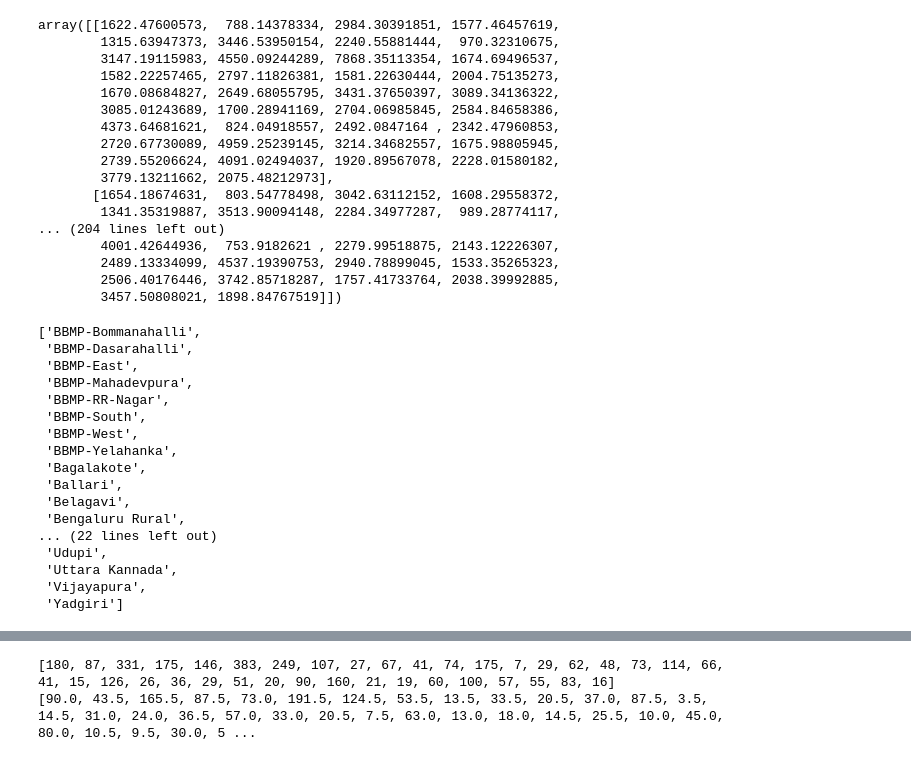
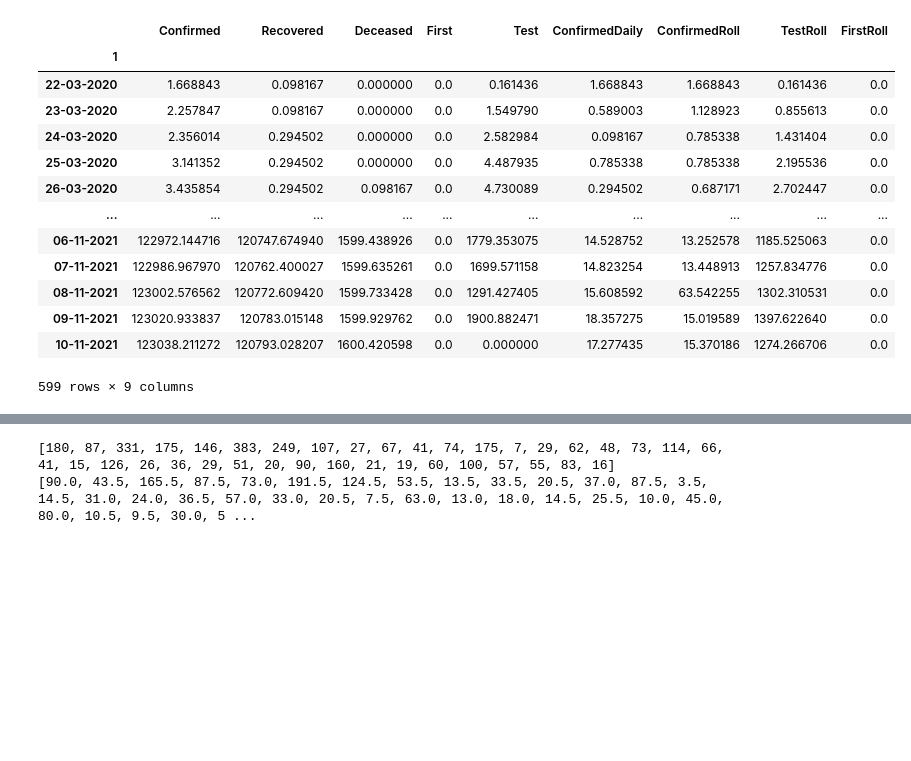
Before and after one commit to abhi1ranjan/covid19-modelling, a Jupyter notebook: covid_Project.ipynb, the cells around one changed output, grey strips where cells are left out. Drawn from its saved outputs; the diff is of its cells as text; code cells hidden in the pictures; blank space fills up the shorter version.

```diff
--- a/covid_Project.ipynb
+++ b/covid_Project.ipynb
@@ -129,7 +148,26 @@ districts = list(timeseries['2'])[2:-2] + ['BBMP-Bommanahalli', 'BBMP-Dasarahall
 mainData = {}
 for i in districts:
   mainData[i] = pd.read_csv('COVID/dist/'+i+'.csv',index_col=0).replace(np.nan,0)
-  mainData[i].loc[mainData[i].index[1:],"Confirmed"] = mainData[i]["Confirmed"].values[1:]-mainData[i]["Confirmed"].values[:-1]
-  mainData[i]['ConfirmedRoll'] = mainData[i]['Confirmed'].rolling(7,min_periods=1).mean()
+  mainData[i]["ConfirmedDaily"] = mainData[i]["Confirmed"]
+  mainData[i].loc[mainData[i].index[1:],"ConfirmedDaily"] = mainData[i]["ConfirmedDaily"].values[1:]-mainData[i]["ConfirmedDaily"].values[:-1]
+  mainData[i]['ConfirmedRoll'] = mainData[i]['ConfirmedDaily'].rolling(7,min_periods=1).mean()
   mainData[i]['TestRoll'] = mainData[i]['Test'].rolling(7,min_periods=1).mean()
+  mainData[i]['FirstRoll'] = mainData[i]['First'].rolling(7,min_periods=1).mean()
+# %%
+mainData.[districts[0]]
+# %% [output]
+|  | Confirmed | Recovered | Deceased | First | Test | ConfirmedDaily | ConfirmedRoll | TestRoll | FirstRoll |
+| 1 |  |  |  |  |  |  |  |  |  |
+| 22-03-2020 | 1.668843 | 0.098167 | 0.000000 | 0.0 | 0.161436 | 1.668843 | 1.668843 | 0.161436 | 0.0 |
+| 23-03-2020 | 2.257847 | 0.098167 | 0.000000 | 0.0 | 1.549790 | 0.589003 | 1.128923 | 0.855613 | 0.0 |
+| 24-03-2020 | 2.356014 | 0.294502 | 0.000000 | 0.0 | 2.582984 | 0.098167 | 0.785338 | 1.431404 | 0.0 |
+| 25-03-2020 | 3.141352 | 0.294502 | 0.000000 | 0.0 | 4.487935 | 0.785338 | 0.785338 | 2.195536 | 0.0 |
+| 26-03-2020 | 3.435854 | 0.294502 | 0.098167 | 0.0 | 4.730089 | 0.294502 | 0.687171 | 2.702447 | 0.0 |
+| ... | ... | ... | ... | ... | ... | ... | ... | ... | ... |
+| 06-11-2021 | 122972.144716 | 120747.674940 | 1599.438926 | 0.0 | 1779.353075 | 14.528752 | 13.252578 | 1185.525063 | 0.0 |
+| 07-11-2021 | 122986.967970 | 120762.400027 | 1599.635261 | 0.0 | 1699.571158 | 14.823254 | 13.448913 | 1257.834776 | 0.0 |
+| 08-11-2021 | 123002.576562 | 120772.609420 | 1599.733428 | 0.0 | 1291.427405 | 15.608592 | 63.542255 | 1302.310531 | 0.0 |
+| 09-11-2021 | 123020.933837 | 120783.015148 | 1599.929762 | 0.0 | 1900.882471 | 18.357275 | 15.019589 | 1397.622640 | 0.0 |
+| 10-11-2021 | 123038.211272 | 120793.028207 | 1600.420598 | 0.0 | 0.000000 | 17.277435 | 15.370186 | 1274.266706 | 0.0 |
+599 rows × 9 columns
 # %%
@@ -142,23 +181,3 @@ testData = []
 for i in districts:
   testData.append(list(mainData[i].loc[datesUsed,'TestRoll']))
 testData = np.array(testData).T
-# %%
-testData
-# %% [output]
-array([[1622.47600573,  788.14378334, 2984.30391851, 1577.46457619,
-        1315.63947373, 3446.53950154, 2240.55881444,  970.32310675,
-        3147.19115983, 4550.09244289, 7868.35113354, 1674.69496537,
-        1582.22257465, 2797.11826381, 1581.22630444, 2004.75135273,
-        1670.08684827, 2649.68055795, 3431.37650397, 3089.34136322,
-        3085.01243689, 1700.28941169, 2704.06985845, 2584.84658386,
-        4373.64681621,  824.04918557, 2492.0847164 , 2342.47960853,
-        2720.67730089, 4959.25239145, 3214.34682557, 1675.98805945,
-        2739.55206624, 4091.02494037, 1920.89567078, 2228.01580182,
-        3779.13211662, 2075.48212973],
-       [1654.18674631,  803.54778498, 3042.63112152, 1608.29558372,
-        1341.35319887, 3513.90094148, 2284.34977287,  989.28774117,
-... (204 lines left out)
-        4001.42644936,  753.9182621 , 2279.99518875, 2143.12226307,
-        2489.13334099, 4537.19390753, 2940.78899045, 1533.35265323,
-        2506.40176446, 3742.85718287, 1757.41733764, 2038.39992885,
-        3457.50808021, 1898.84767519]])
@@ -167,20 +183,0 @@ districts.sort()
-# %%
-districts
-# %% [output]
-['BBMP-Bommanahalli',
- 'BBMP-Dasarahalli',
- 'BBMP-East',
- 'BBMP-Mahadevpura',
- 'BBMP-RR-Nagar',
- 'BBMP-South',
- 'BBMP-West',
- 'BBMP-Yelahanka',
- 'Bagalakote',
- 'Ballari',
- 'Belagavi',
- 'Bengaluru Rural',
-... (22 lines left out)
- 'Udupi',
- 'Uttara Kannada',
- 'Vijayapura',
- 'Yadgiri']
```
Also changed, not shown: parts of 33 cells of this notebook.
